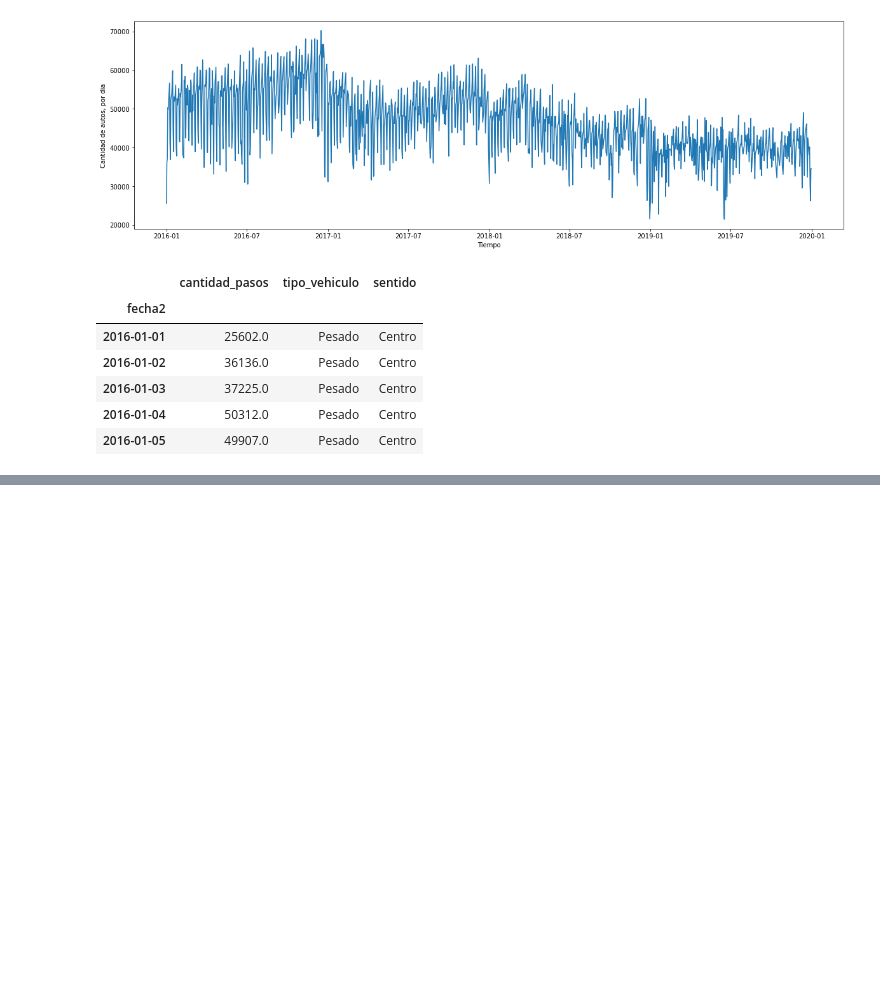
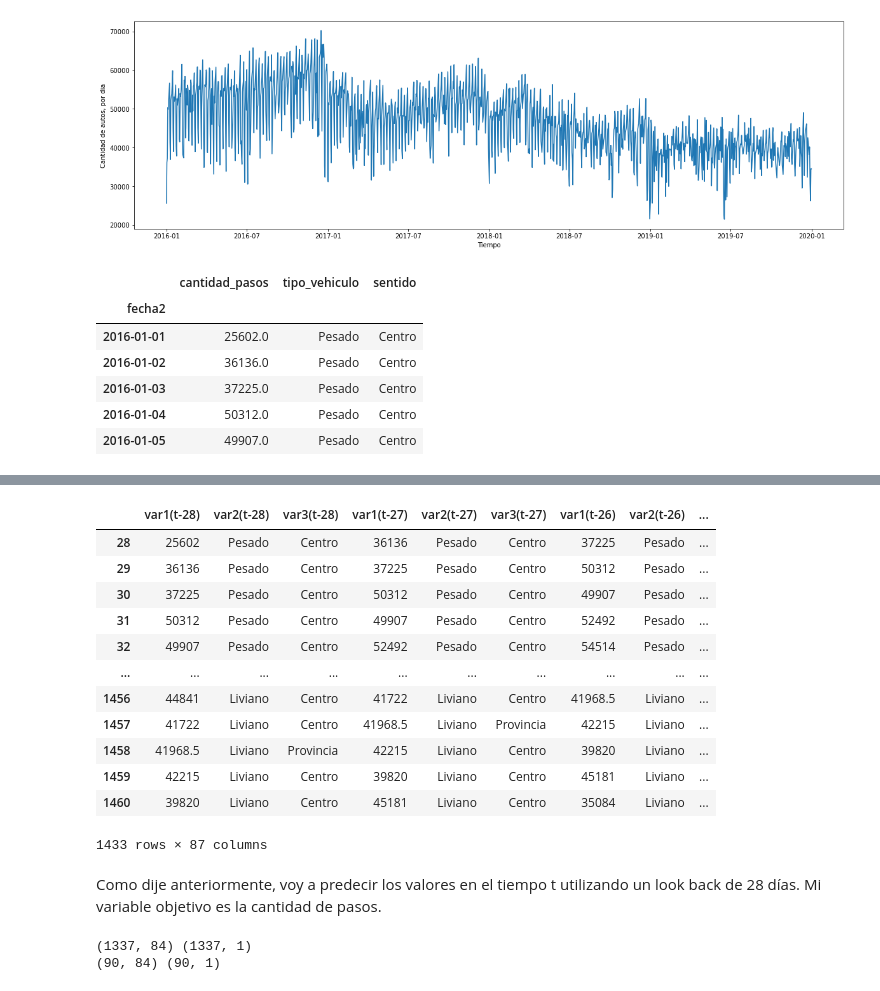
Before and after one commit to estebanarr/proyecto04, a Jupyter notebook: proyecto_04.ipynb, the cells around one changed output, grey strips where cells are left out. Drawn from its saved outputs; the diff is of its cells as text; code cells hidden in the pictures; blank space fills up the shorter version.

Commit message:
Armado datasets de entrenamiento y testeo

```diff
--- a/proyecto_04.ipynb
+++ b/proyecto_04.ipynb
@@ -25,0 +30,24 @@ import scipy.stats
+# %%
+def series_to_supervised(data, n_in=1, n_out=1, dropnan=True):
+
+    n_vars = 1 if type(data) is list else data.shape[1]
+    df = pd.DataFrame(data)
+    cols, names = list(), list()
+    # Entrada (t-n, ... t-1)
+    for i in range(n_in, 0, -1):
+        cols.append(df.shift(i))
+        names += [('var%d(t-%d)' % (j+1, i)) for j in range(n_vars)]
+    # forecast
+    for i in range(0, n_out):
+        cols.append(df.shift(-i))
+        if i == 0:
+            names += [('var%d(t)' % (j+1)) for j in range(n_vars)]
+        else:
+            names += [('var%d(t+%d)' % (j+1, i)) for j in range(n_vars)]
+
+    agg = pd.concat(cols, axis=1)
+    agg.columns = names
+    # drop rows with NaN values
+    if dropnan:
+        agg.dropna(inplace=True)
+    return agg
@@ -191,0 +257,3 @@ dataset_2016_2019.head()
+# %%
+dataset_2016_2019['tipo_vehiculo'].fillna(method='pad', inplace=True)
+dataset_2016_2019['sentido'].fillna(method='pad', inplace=True)
@@ -191,0 +274,21 @@ dataset_2016_2019.head()
+# %%
+ds=dataset_2016_2019
+values = ds.values
+data = series_to_supervised(values, 28, 1)
+pd.DataFrame(data)
+# %% [output]
+|  | var1(t-28) | var2(t-28) | var3(t-28) | var1(t-27) | var2(t-27) | var3(t-27) | var1(t-26) | var2(t-26) | ... |
+| 28 | 25602 | Pesado | Centro | 36136 | Pesado | Centro | 37225 | Pesado | ... |
+| 29 | 36136 | Pesado | Centro | 37225 | Pesado | Centro | 50312 | Pesado | ... |
+| 30 | 37225 | Pesado | Centro | 50312 | Pesado | Centro | 49907 | Pesado | ... |
+| 31 | 50312 | Pesado | Centro | 49907 | Pesado | Centro | 52492 | Pesado | ... |
+| 32 | 49907 | Pesado | Centro | 52492 | Pesado | Centro | 54514 | Pesado | ... |
+| ... | ... | ... | ... | ... | ... | ... | ... | ... | ... |
+| 1456 | 44841 | Liviano | Centro | 41722 | Liviano | Centro | 41968.5 | Liviano | ... |
+| 1457 | 41722 | Liviano | Centro | 41968.5 | Liviano | Provincia | 42215 | Liviano | ... |
+| 1458 | 41968.5 | Liviano | Provincia | 42215 | Liviano | Centro | 39820 | Liviano | ... |
+| 1459 | 42215 | Liviano | Centro | 39820 | Liviano | Centro | 45181 | Liviano | ... |
+| 1460 | 39820 | Liviano | Centro | 45181 | Liviano | Centro | 35084 | Liviano | ... |
+1433 rows × 87 columns
+# %% [markdown]
+Como dije anteriormente, voy a predecir los valores en el tiempo t utilizando un look back de 28 días. Mi variable objetivo es la cantidad de pasos.
@@ -191,0 +303,19 @@ dataset_2016_2019.head()
+# %%
+look_back=7*4
+
+N_train = 365*3+270- look_back # 3 años + 3 trimestres
+N_test = 90 # 1 trimestre
+N_total = N_train + N_test
+
+length_total = N_train + N_test + look_back
+
+X_train = X[:N_train,:]
+y_train = y[:N_train]
+print(X_train.shape, y_train.shape)
+
+X_test = X[N_train:N_train+N_test,:]
+y_test = y[N_train:N_train+N_test]
+print(X_test.shape, y_test.shape)
+# %% [output]
+(1337, 84) (1337, 1)
+(90, 84) (90, 1)
```
Also changed, not shown: parts of 14 cells of this notebook.
